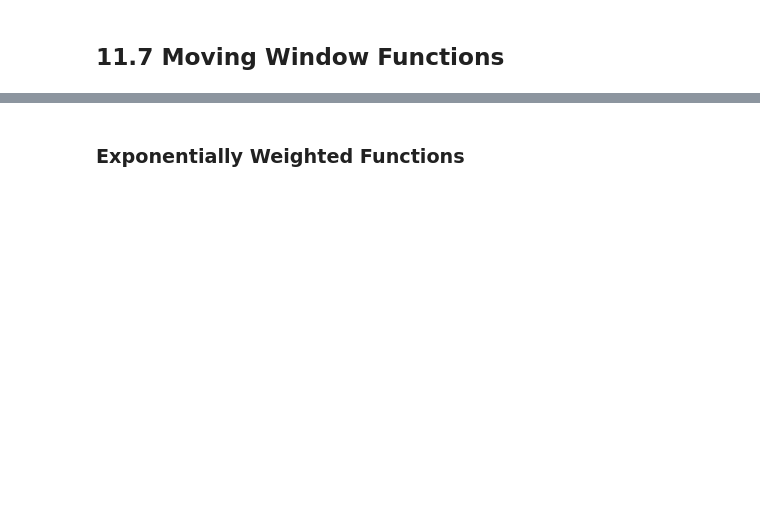
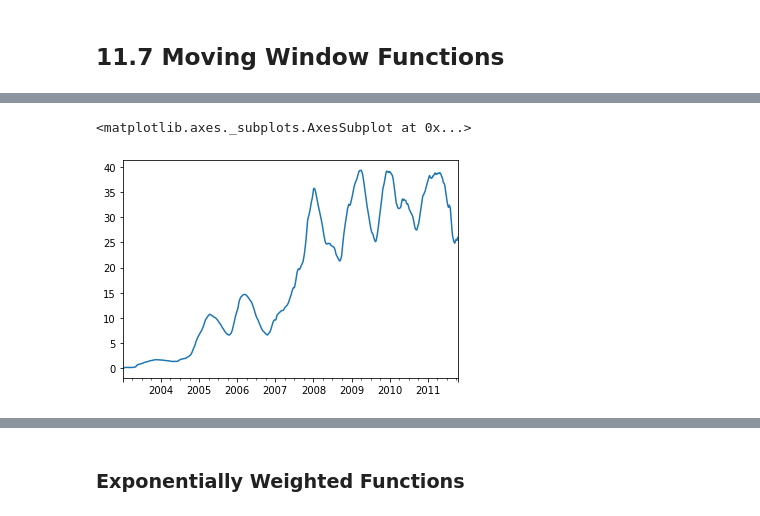
Before and after one commit to HuCui2022/data_python_analysis, a Jupyter notebook: pandas007_TimeSeries.ipynb, the cells around one changed output, grey strips where cells are left out. Drawn from its saved outputs; the diff is of its cells as text; code cells hidden in the pictures; blank space fills up the shorter version.

```diff
--- a/pandas007_TimeSeries.ipynb
+++ b/pandas007_TimeSeries.ipynb
@@ -1521,0 +2180,5 @@ Freq: Q-DEC, Name: infl, Length: 203, dtype: float64
+# %%
+appl_std250.plot()
+# %% [output]
+<matplotlib.axes._subplots.AxesSubplot at 0x...>
+[figure, added]
```
Also changed, not shown: parts of 49 cells of this notebook.
